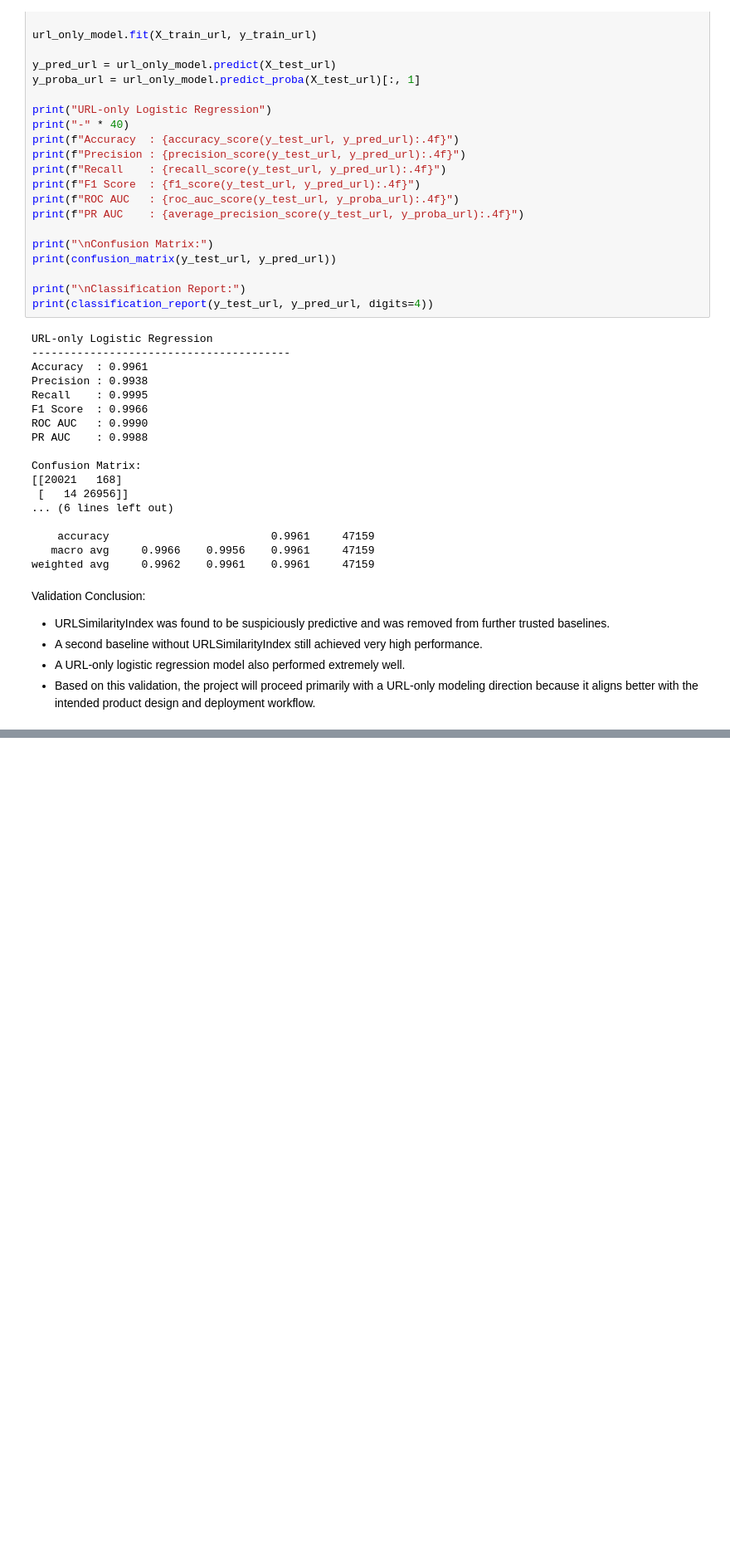
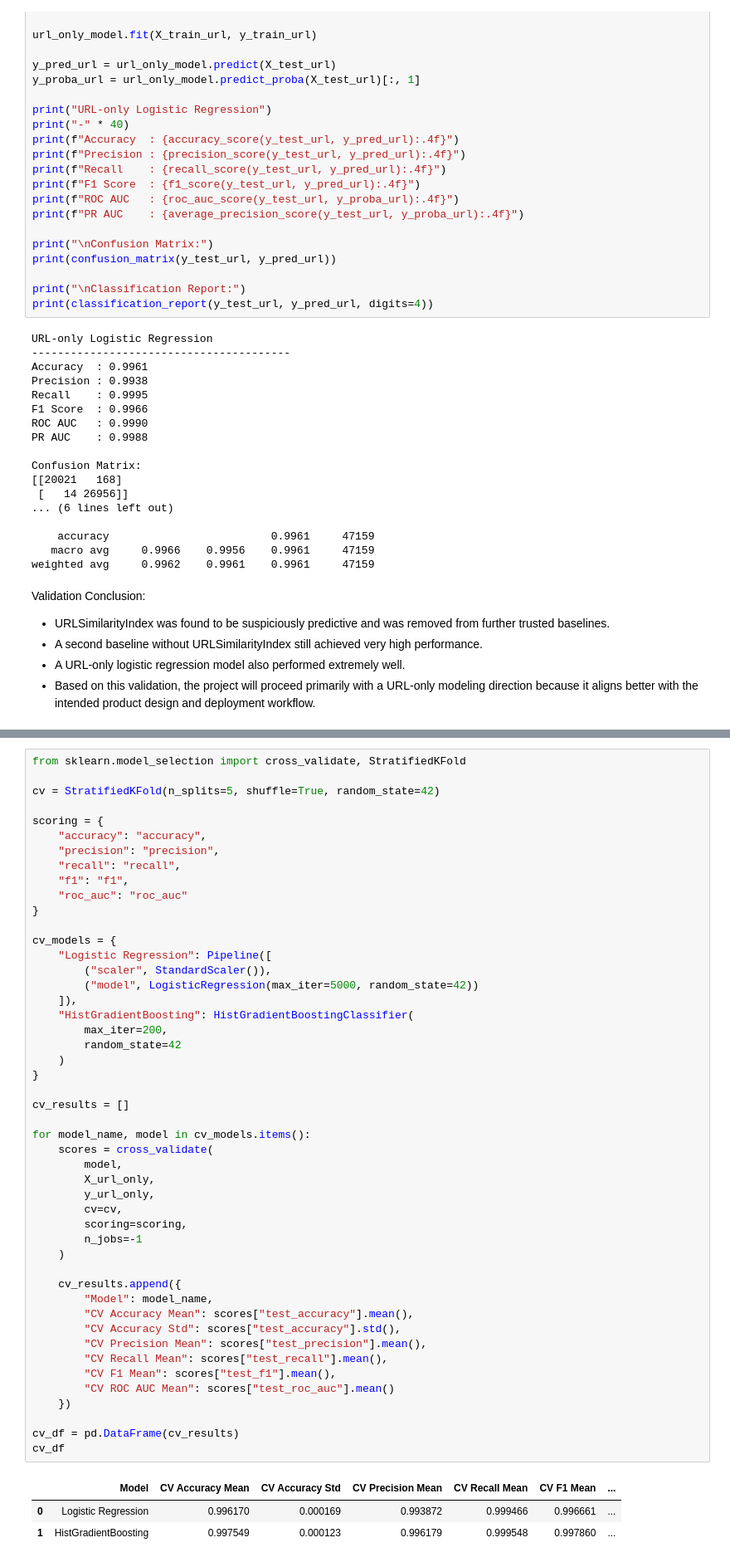
Before and after one commit to frhandev/phishing-ai-ui, a Jupyter notebook: notebooks/01_eda.ipynb, the cells around one changed output, grey strips where cells are left out. Shown at 83% size. Saved outputs shown, nothing was run; the diff lists cells and outputs as text; blank space fills up the shorter version.

```diff
--- a/notebooks/01_eda.ipynb
+++ b/notebooks/01_eda.ipynb
@@ -529,0 +589,52 @@ Validation Conclusion:
+# %%
+from sklearn.model_selection import cross_validate, StratifiedKFold
+
+cv = StratifiedKFold(n_splits=5, shuffle=True, random_state=42)
+
+scoring = {
+    "accuracy": "accuracy",
+    "precision": "precision",
+    "recall": "recall",
+    "f1": "f1",
+    "roc_auc": "roc_auc"
+}
+
+cv_models = {
+    "Logistic Regression": Pipeline([
+        ("scaler", StandardScaler()),
+        ("model", LogisticRegression(max_iter=5000, random_state=42))
+    ]),
+    "HistGradientBoosting": HistGradientBoostingClassifier(
+        max_iter=200,
+        random_state=42
+    )
+}
+
+cv_results = []
+
+for model_name, model in cv_models.items():
+    scores = cross_validate(
+        model,
+        X_url_only,
+        y_url_only,
+        cv=cv,
+        scoring=scoring,
+        n_jobs=-1
+    )
+
+    cv_results.append({
+        "Model": model_name,
+        "CV Accuracy Mean": scores["test_accuracy"].mean(),
+        "CV Accuracy Std": scores["test_accuracy"].std(),
+        "CV Precision Mean": scores["test_precision"].mean(),
+        "CV Recall Mean": scores["test_recall"].mean(),
+        "CV F1 Mean": scores["test_f1"].mean(),
+        "CV ROC AUC Mean": scores["test_roc_auc"].mean()
+    })
+
+cv_df = pd.DataFrame(cv_results)
+cv_df
+# %% [output]
+|  | Model | CV Accuracy Mean | CV Accuracy Std | CV Precision Mean | CV Recall Mean | CV F1 Mean | ... |
+| 0 | Logistic Regression | 0.996170 | 0.000169 | 0.993872 | 0.999466 | 0.996661 | ... |
+| 1 | HistGradientBoosting | 0.997549 | 0.000123 | 0.996179 | 0.999548 | 0.997860 | ... |
```
Also changed, not shown: parts of 7 cells of this notebook, 2 other files.
